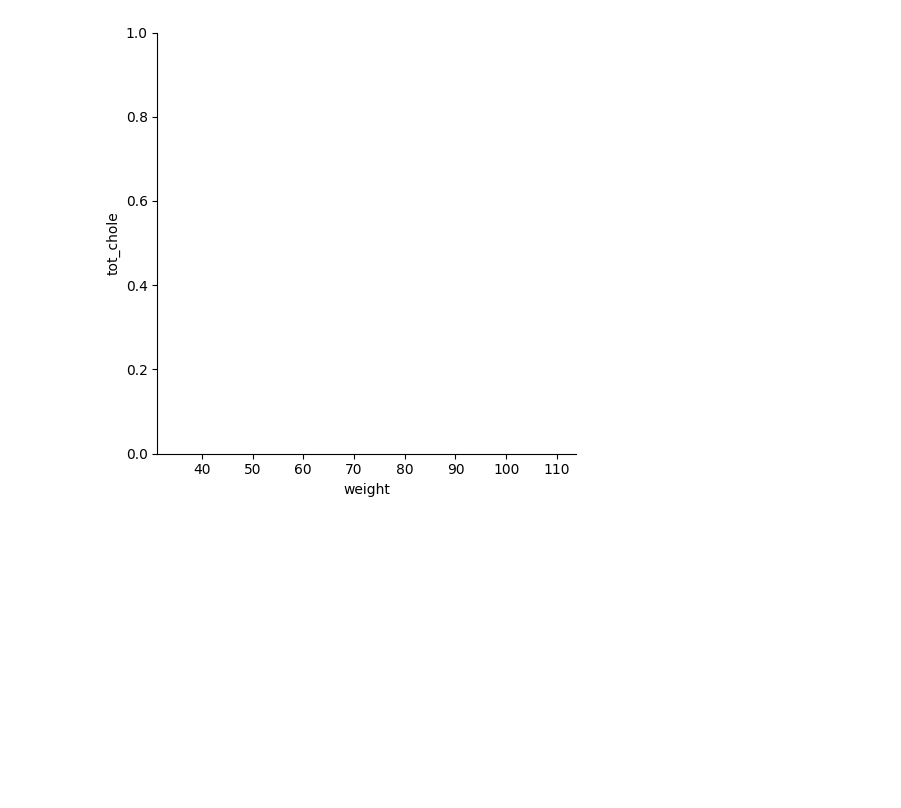
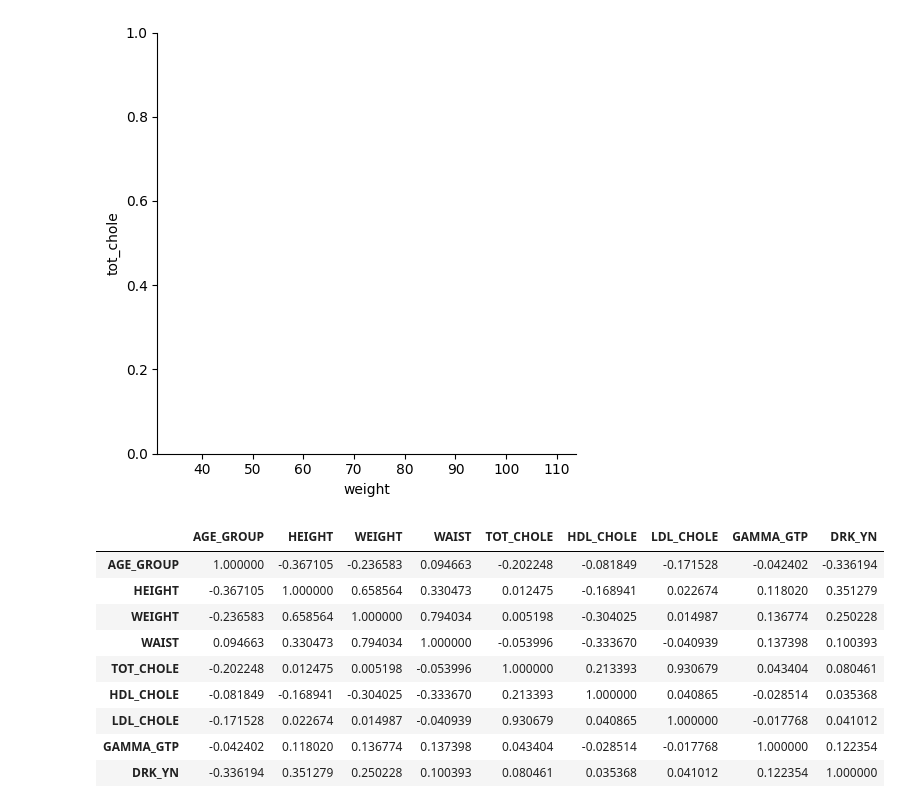
Before and after one commit to layla-focalors/AColab_Github_data_processing, a Jupyter notebook: HealthCare_Anayize.ipynb, the cells around one changed output. Drawn from its saved outputs; the diff is of its cells as text; code cells hidden in the pictures; blank space fills up the shorter version.

Commit message:
상관관계 분석 추가

```diff
--- a/HealthCare_Anayize.ipynb
+++ b/HealthCare_Anayize.ipynb
@@ -959,3 +959,29 @@ sns.lmplot(x='weight', y='tot_chole', data=subset_sample, hue='drinking', ci=80,
 # %% [output]
 TypeError: unsupported operand type(s) for +: 'int' and 'NoneType'
 [figure]
+# %%
+import pandas as pd
+df = pd.read_csv('./data/heathcare/health.csv')
+# %%
+# 상관 분석
+# 양의 상관관계 : 강(0.7 ~ 1.0) 뚜렷(0.3~0.7) 약(0.1~0.3)
+# 음의 상관관계 : 강(-0.7~-1.0) 뚜렷(-0.3~-0.7) 약(-0.1~-0.3)
+# 무상관 : -0.1~0.1
+
+columns = ['AGE_GROUP', 'HEIGHT', 'WEIGHT', 'WAIST', 'TOT_CHOLE', 'HDL_CHOLE','LDL_CHOLE', 'GAMMA_GTP', 'DRK_YN']
+dat = df[columns].corr()
+
+# corr() => 상관관계 분석함수
+# %%
+dat
+# %% [output]
+|  | AGE_GROUP | HEIGHT | WEIGHT | WAIST | TOT_CHOLE | HDL_CHOLE | LDL_CHOLE | GAMMA_GTP | DRK_YN |
+| AGE_GROUP | 1.000000 | -0.367105 | -0.236583 | 0.094663 | -0.202248 | -0.081849 | -0.171528 | -0.042402 | -0.336194 |
+| HEIGHT | -0.367105 | 1.000000 | 0.658564 | 0.330473 | 0.012475 | -0.168941 | 0.022674 | 0.118020 | 0.351279 |
+| WEIGHT | -0.236583 | 0.658564 | 1.000000 | 0.794034 | 0.005198 | -0.304025 | 0.014987 | 0.136774 | 0.250228 |
+| WAIST | 0.094663 | 0.330473 | 0.794034 | 1.000000 | -0.053996 | -0.333670 | -0.040939 | 0.137398 | 0.100393 |
+| TOT_CHOLE | -0.202248 | 0.012475 | 0.005198 | -0.053996 | 1.000000 | 0.213393 | 0.930679 | 0.043404 | 0.080461 |
+| HDL_CHOLE | -0.081849 | -0.168941 | -0.304025 | -0.333670 | 0.213393 | 1.000000 | 0.040865 | -0.028514 | 0.035368 |
+| LDL_CHOLE | -0.171528 | 0.022674 | 0.014987 | -0.040939 | 0.930679 | 0.040865 | 1.000000 | -0.017768 | 0.041012 |
+| GAMMA_GTP | -0.042402 | 0.118020 | 0.136774 | 0.137398 | 0.043404 | -0.028514 | -0.017768 | 1.000000 | 0.122354 |
+| DRK_YN | -0.336194 | 0.351279 | 0.250228 | 0.100393 | 0.080461 | 0.035368 | 0.041012 | 0.122354 | 1.000000 |
```
